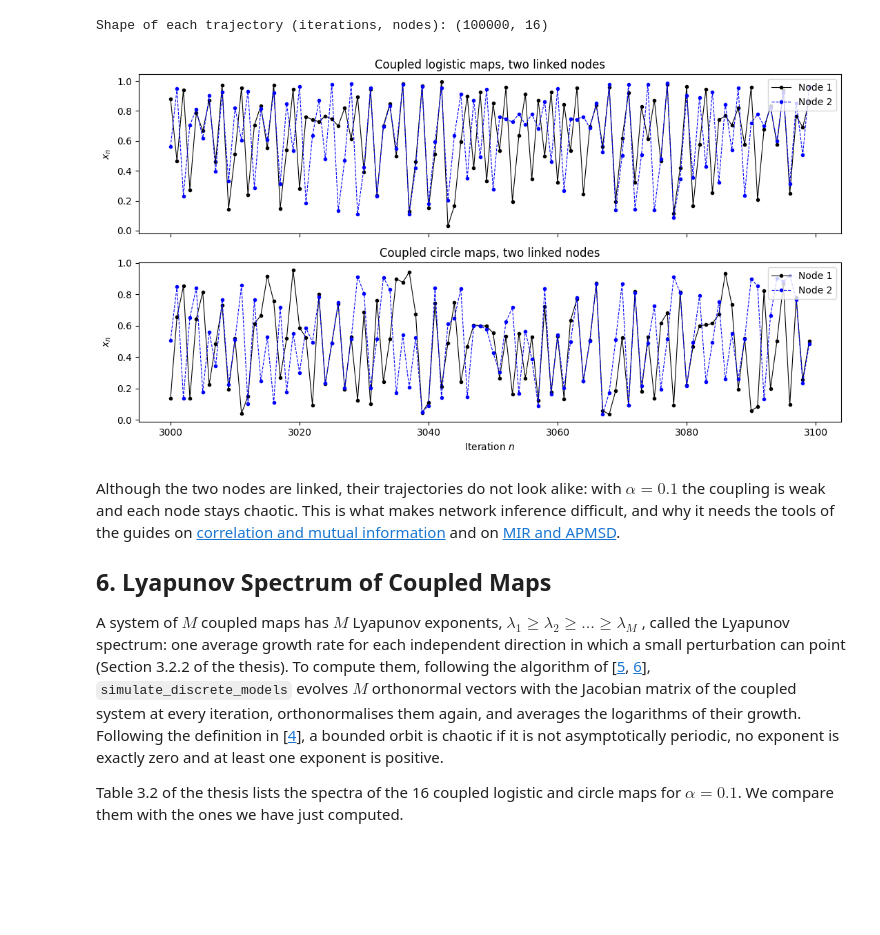
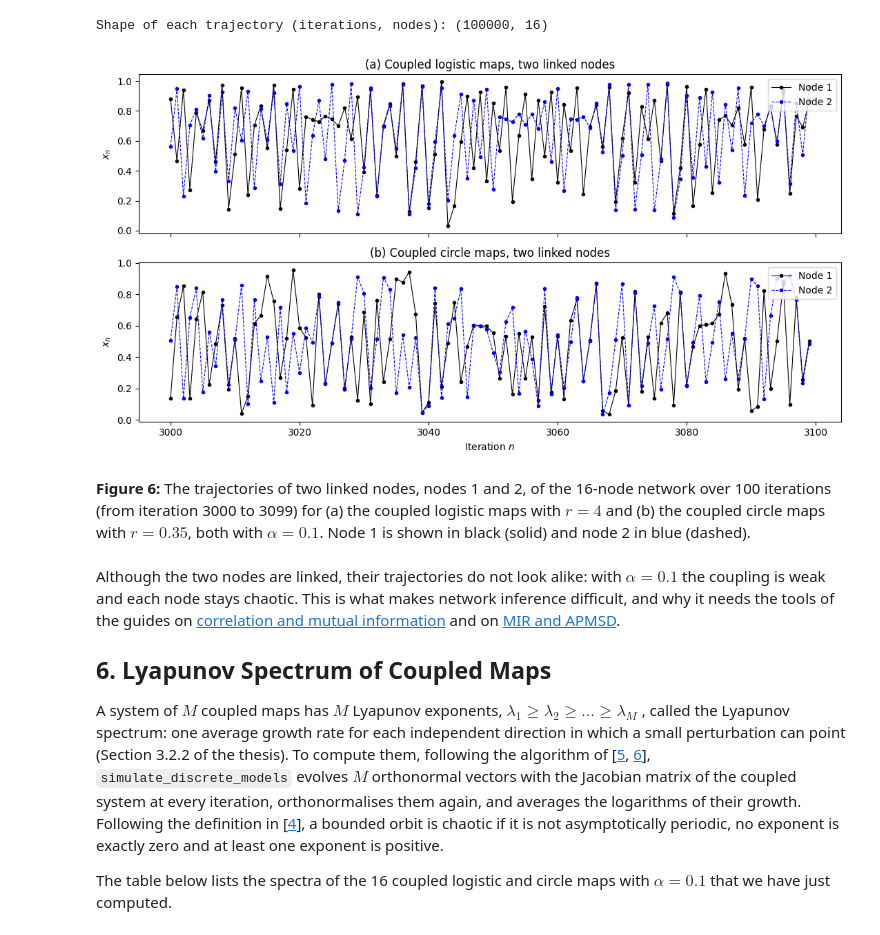
Before and after one commit to hy20577/complex-network-dynamics, a Jupyter notebook: mkdoc_material/docs/tutorials/03_discrete_maps.ipynb, the cells around one changed output. Saved outputs shown, nothing was run; the diff lists cells and outputs as text; code cells hidden in the pictures; blank space fills up the shorter version.

```diff
--- a/mkdoc_material/docs/tutorials/03_discrete_maps.ipynb
+++ b/mkdoc_material/docs/tutorials/03_discrete_maps.ipynb
@@ -58,13 +58,13 @@ We plot the three cases below, starting from the same initial condition $x_0 = 0
 n_steps = 60
 fig, axes = plt.subplots(1, 3, figsize=(14, 3.5), sharey=True)
 
-for ax, r in zip(axes, [2, 3.4, 4]):
+for ax, letter, r in zip(axes, "abc", [2, 3.4, 4]):
     x = np.empty(n_steps)
     x[0] = 0.4
     for n in range(1, n_steps):
         x[n] = cnd.logistic(x[n - 1], r=r)
     ax.plot(x, "k.-", linewidth=0.8)
-    ax.set_title(f"$r = {r}$")
+    ax.set_title(f"({letter}) $r = {r}$")
     ax.set_xlabel("Iteration $n$")
 
 axes[0].set_ylabel("$x_n$")
@@ -253,12 +261,12 @@ A12 = cnd.load_network("12nodes")
 A16 = cnd.load_network("16nodes")
 
 fig, axes = plt.subplots(1, 2, figsize=(13, 6))
-for ax, A in zip(axes, [A12, A16]):
+for ax, letter, A in zip(axes, "ab", [A12, A16]):
     G = nx.from_numpy_array(A)
     G = nx.relabel_nodes(G, lambda node: node + 1)  # number the nodes from 1, as in the thesis
     nx.draw(G, pos=nx.circular_layout(G), ax=ax, with_labels=True, node_color="orange", node_size=700,
             font_weight="bold", edge_color="black")
-    ax.set_title(f"{len(G)} nodes, {G.number_of_edges()} links")
+    ax.set_title(f"({letter}) {len(G)} nodes, {G.number_of_edges()} links")
     ax.set_aspect("equal")
 plt.tight_layout()
 plt.show()
@@ -287,19 +297,21 @@ Shape of each trajectory (iterations, nodes): (100000, 16)
 # %%
 linked = np.argwhere(np.triu(A16))[0]  # the first linked pair of nodes
 window = slice(3000, 3100)
 
 fig, axes = plt.subplots(2, 1, figsize=(11, 6), sharex=True)
-for ax, traj, name in zip(axes, [traj_logistic, traj_circle], ["logistic", "circle"]):
+for ax, letter, traj, name in zip(axes, "ab", [traj_logistic, traj_circle], ["logistic", "circle"]):
     for node, style in zip(linked, ["k.-", "b.--"]):
         ax.plot(range(window.start, window.stop), traj[window, node], style, linewidth=0.8, label=f"Node {node + 1}")
     ax.set_ylabel("$x_n$")
-    ax.set_title(f"Coupled {name} maps, two linked nodes")
+    ax.set_title(f"({letter}) Coupled {name} maps, two linked nodes")
     ax.legend(loc="upper right")
 axes[1].set_xlabel("Iteration $n$")
 plt.tight_layout()
 plt.show()
 # %% [output]
-[figure, old version]
+[figure, new version]
+# %% [markdown]
+**Figure 6:** The trajectories of two linked nodes, nodes 1 and 2, of the 16-node network over 100 iterations (from iteration 3000 to 3099) for (a) the coupled logistic maps with $r = 4$ and (b) the coupled circle maps with $r = 0.35$, both with $\alpha = 0.1$. Node 1 is shown in black (solid) and node 2 in blue (dashed).
 # %% [markdown]
 Although the two nodes are linked, their trajectories do not look alike: with $\alpha = 0.1$ the
 coupling is weak and each node stays chaotic. This is what makes network inference difficult,
@@ -318,6 +330,6 @@ coupled system at every iteration, orthonormalises them again, and averages the
 their growth. Following the definition in [[4](#ref-4)], a bounded orbit is chaotic if it is not
 asymptotically periodic, no exponent is exactly zero and at least one exponent is positive.
 
-Table 3.2 of the thesis lists the spectra of the 16 coupled logistic and circle maps for
-$\alpha = 0.1$. We compare them with the ones we have just computed.
+The table below lists the spectra of the 16 coupled logistic and circle maps with $\alpha = 0.1$
+that we have just computed.
 # %%
```
Also changed, not shown: parts of 11 cells of this notebook.
